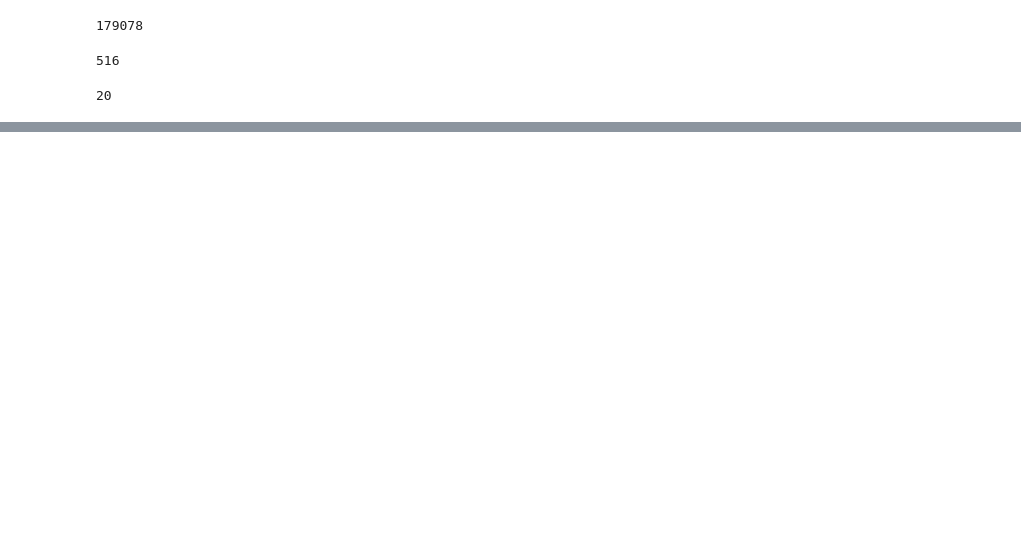
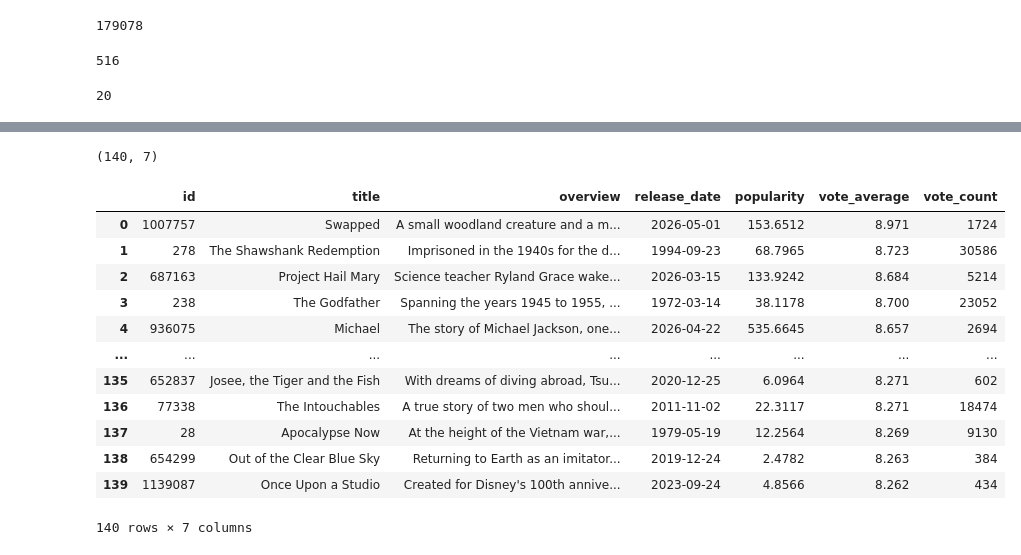
Before and after one commit to SKsudhanshukumar/AIML, a Jupyter notebook: Data Analysis/data_gathering.ipynb, the cells around one changed output, grey strips where cells are left out. Saved outputs shown, nothing was run; the diff lists cells and outputs as text; code cells hidden in the pictures; blank space fills up the shorter version.

Commit message:
data_gathering

```diff
--- a/Data Analysis/data_gathering.ipynb
+++ b/Data Analysis/data_gathering.ipynb
@@ -512,0 +495,11 @@ six_df.to_sql('six_hitmap', con=engine, if_exists='append')
+# %%
+import requests
+
+url = "https://api.themoviedb.org/3/movie/top_rated?language=en-US&page=1"
+
+headers = {
+    "accept": "application/json",
+    "Authorization": "Bearer eyJhbGciOiJIUzI1NiJ9.eyJhdWQiOiIwYWI4Y2E3MmZhZmM2MDU0NjhkMDJmN2E0NGMyMTFmZSIsIm5iZiI6MTc4MTk1OTAyNC43MzIsInN1YiI6IjZhMzY4OTcwNjhlYjM1YjQ3NDIzYjhiMSIsInNjb3BlcyI6WyJhcGlfcmVhZCJdLCJ2ZXJzaW9uIjoxfQ.2L_QHoka-kzkVj6KMFCafsk7t5lSZXJ3CeeWBBSUhhU"
+}
+
+response = requests.get(url, headers=headers)
@@ -512,0 +517,39 @@ six_df.to_sql('six_hitmap', con=engine, if_exists='append')
+# %%
+df=pd.DataFrame()
+# %%
+for i in range(1, 5):
+    url = f"https://api.themoviedb.org/3/movie/top_rated?language=en-US&page={i}"
+
+    headers = {
+        "accept": "application/json",
+        "Authorization": "Bearer eyJhbGciOiJIUzI1NiJ9.eyJhdWQiOiIwYWI4Y2E3MmZhZmM2MDU0NjhkMDJmN2E0NGMyMTFmZSIsIm5iZiI6MTc4MTk1OTAyNC43MzIsInN1YiI6IjZhMzY4OTcwNjhlYjM1YjQ3NDIzYjhiMSIsInNjb3BlcyI6WyJhcGlfcmVhZCJdLCJ2ZXJzaW9uIjoxfQ.2L_QHoka-kzkVj6KMFCafsk7t5lSZXJ3CeeWBBSUhhU"
+    }
+
+    response = requests.get(url, headers=headers)
+
+    temp_df = pd.DataFrame(response.json()['results'])[
+        ['id', 'title', 'overview', 'release_date',
+         'popularity', 'vote_average', 'vote_count']
+    ]
+
+    df = pd.concat([df, temp_df], ignore_index=True)
+
+print(df.shape)
+# %% [output]
+(140, 7)
+# %%
+df
+# %% [output]
+|  | id | title | overview | release_date | popularity | vote_average | vote_count |
+| 0 | 1007757 | Swapped | A small woodland creature and a m... | 2026-05-01 | 153.6512 | 8.971 | 1724 |
+| 1 | 278 | The Shawshank Redemption | Imprisoned in the 1940s for the d... | 1994-09-23 | 68.7965 | 8.723 | 30586 |
+| 2 | 687163 | Project Hail Mary | Science teacher Ryland Grace wake... | 2026-03-15 | 133.9242 | 8.684 | 5214 |
+| 3 | 238 | The Godfather | Spanning the years 1945 to 1955, ... | 1972-03-14 | 38.1178 | 8.700 | 23052 |
+| 4 | 936075 | Michael | The story of Michael Jackson, one... | 2026-04-22 | 535.6645 | 8.657 | 2694 |
+| ... | ... | ... | ... | ... | ... | ... | ... |
+| 135 | 652837 | Josee, the Tiger and the Fish | With dreams of diving abroad, Tsu... | 2020-12-25 | 6.0964 | 8.271 | 602 |
+| 136 | 77338 | The Intouchables | A true story of two men who shoul... | 2011-11-02 | 22.3117 | 8.271 | 18474 |
+| 137 | 28 | Apocalypse Now | At the height of the Vietnam war,... | 1979-05-19 | 12.2564 | 8.269 | 9130 |
+| 138 | 654299 | Out of the Clear Blue Sky | Returning to Earth as an imitator... | 2019-12-24 | 2.4782 | 8.263 | 384 |
+| 139 | 1139087 | Once Upon a Studio | Created for Disney's 100th annive... | 2023-09-24 | 4.8566 | 8.262 | 434 |
+140 rows × 7 columns
```
Also changed, not shown: parts of 9 cells of this notebook, 2 other files.
